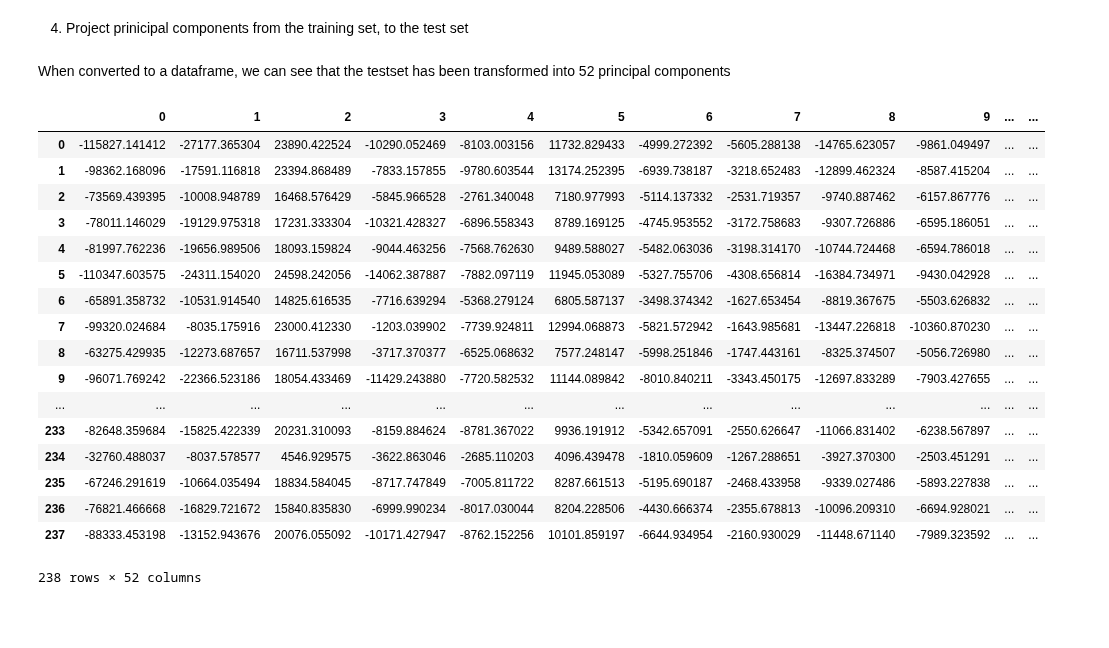
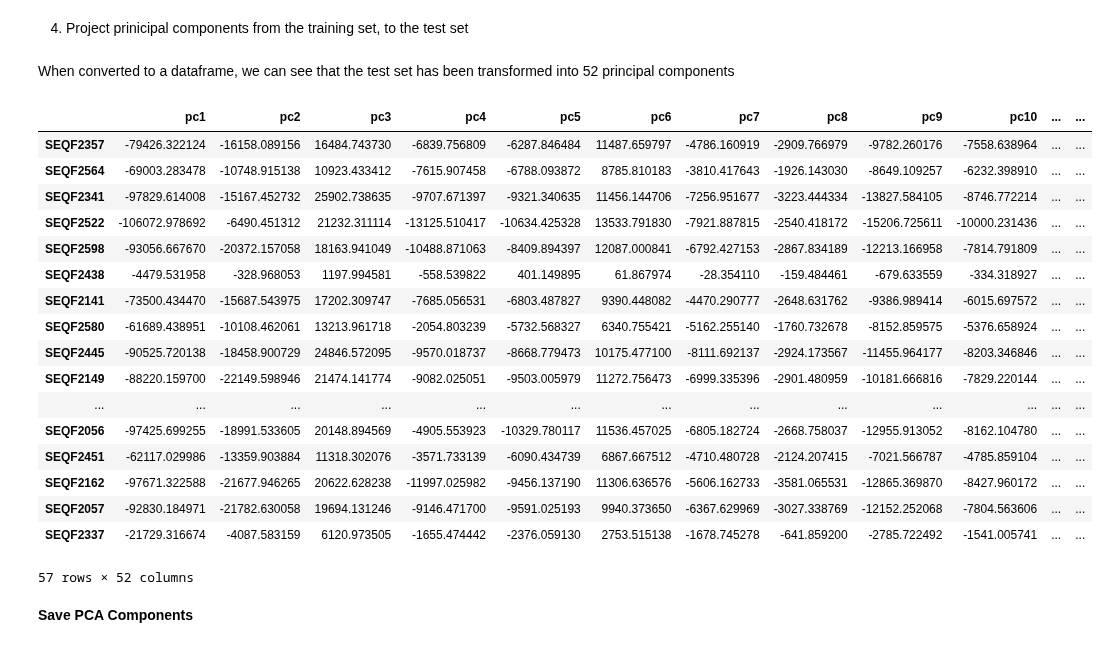
Before and after one commit to meghutch/Multi_Cancer_DL, a Jupyter notebook: 03_Analysis/PCA.ipynb, the cells around one changed output. Cells and saved outputs as stored; diff of their text form; code cells hidden in the pictures; blank space fills up the shorter version.

Commit message:
Fix error with test set

```diff
--- a/03_Analysis/PCA.ipynb
+++ b/03_Analysis/PCA.ipynb
@@ -21,7 +21,7 @@ Load Training and testing sets processed in R
 # Training set
 mcTrain = pd.read_csv('C:\\Users\\User\\Box Sync/Projects/Multi_Cancer_DL/02_Processed_Data/mcTrain.csv')
 # Testing set
-mcTest = pd.read_csv('C:\\Users\\User\\Box Sync/Projects/Multi_Cancer_DL/02_Processed_Data/mcTrain.csv')
+mcTest = pd.read_csv('C:\\Users\\User\\Box Sync/Projects/Multi_Cancer_DL/02_Processed_Data/mcTest.csv')
 # %% [markdown]
 **Data Pre-Processing**
 # %% [markdown]
@@ -162,3 +158,12 @@ x2
+# %%
+pca = PCA(0.9)
+genesTrain_transformed = pca.fit_transform(x)
+
+# Define new pc column names (up to pc52)
+col_names = [f'pc{i}' for i in range(1, 53)]
+
+# Add column names to the principal component dataset
+genesTrain_transformed = pd.DataFrame(genesTrain_transformed, columns = col_names, index = patients)
 # %% [markdown]
 **Scree Plot**
 
@@ -181,26 +186,28 @@ plt.show()
 # %%
 genesTest_transformed = pca.transform(genesTest)
 # %% [markdown]
-When converted to a dataframe, we can see that the testset has been transformed into 52 principal components
+When converted to a dataframe, we can see that the test set has been transformed into 52 principal components
 # %%
-genesTest_transformed = pd.DataFrame(data = genesTest_transformed)
+genesTest_transformed = pd.DataFrame(data = genesTest_transformed, columns = col_names, index = patientsTest)
 genesTest_transformed
 # %% [output]
-|  | 0 | 1 | 2 | 3 | 4 | 5 | 6 | 7 | 8 | 9 | ... | ... |
-| 0 | -115827.141412 | -27177.365304 | 23890.422524 | -10290.052469 | -8103.003156 | 11732.829433 | -4999.272392 | -5605.288138 | -14765.623057 | -9861.049497 | ... | ... |
-| 1 | -98362.168096 | -17591.116818 | 23394.868489 | -7833.157855 | -9780.603544 | 13174.252395 | -6939.738187 | -3218.652483 | -12899.462324 | -8587.415204 | ... | ... |
-| 2 | -73569.439395 | -10008.948789 | 16468.576429 | -5845.966528 | -2761.340048 | 7180.977993 | -5114.137332 | -2531.719357 | -9740.887462 | -6157.867776 | ... | ... |
-| 3 | -78011.146029 | -19129.975318 | 17231.333304 | -10321.428327 | -6896.558343 | 8789.169125 | -4745.953552 | -3172.758683 | -9307.726886 | -6595.186051 | ... | ... |
-| 4 | -81997.762236 | -19656.989506 | 18093.159824 | -9044.463256 | -7568.762630 | 9489.588027 | -5482.063036 | -3198.314170 | -10744.724468 | -6594.786018 | ... | ... |
-| 5 | -110347.603575 | -24311.154020 | 24598.242056 | -14062.387887 | -7882.097119 | 11945.053089 | -5327.755706 | -4308.656814 | -16384.734971 | -9430.042928 | ... | ... |
-| 6 | -65891.358732 | -10531.914540 | 14825.616535 | -7716.639294 | -5368.279124 | 6805.587137 | -3498.374342 | -1627.653454 | -8819.367675 | -5503.626832 | ... | ... |
-| 7 | -99320.024684 | -8035.175916 | 23000.412330 | -1203.039902 | -7739.924811 | 12994.068873 | -5821.572942 | -1643.985681 | -13447.226818 | -10360.870230 | ... | ... |
-| 8 | -63275.429935 | -12273.687657 | 16711.537998 | -3717.370377 | -6525.068632 | 7577.248147 | -5998.251846 | -1747.443161 | -8325.374507 | -5056.726980 | ... | ... |
-| 9 | -96071.769242 | -22366.523186 | 18054.433469 | -11429.243880 | -7720.582532 | 11144.089842 | -8010.840211 | -3343.450175 | -12697.833289 | -7903.427655 | ... | ... |
+|  | pc1 | pc2 | pc3 | pc4 | pc5 | pc6 | pc7 | pc8 | pc9 | pc10 | ... | ... |
+| SEQF2357 | -79426.322124 | -16158.089156 | 16484.743730 | -6839.756809 | -6287.846484 | 11487.659797 | -4786.160919 | -2909.766979 | -9782.260176 | -7558.638964 | ... | ... |
+| SEQF2564 | -69003.283478 | -10748.915138 | 10923.433412 | -7615.907458 | -6788.093872 | 8785.810183 | -3810.417643 | -1926.143030 | -8649.109257 | -6232.398910 | ... | ... |
+| SEQF2341 | -97829.614008 | -15167.452732 | 25902.738635 | -9707.671397 | -9321.340635 | 11456.144706 | -7256.951677 | -3223.444334 | -13827.584105 | -8746.772214 | ... | ... |
+| SEQF2522 | -106072.978692 | -6490.451312 | 21232.311114 | -13125.510417 | -10634.425328 | 13533.791830 | -7921.887815 | -2540.418172 | -15206.725611 | -10000.231436 | ... | ... |
+| SEQF2598 | -93056.667670 | -20372.157058 | 18163.941049 | -10488.871063 | -8409.894397 | 12087.000841 | -6792.427153 | -2867.834189 | -12213.166958 | -7814.791809 | ... | ... |
+| SEQF2438 | -4479.531958 | -328.968053 | 1197.994581 | -558.539822 | 401.149895 | 61.867974 | -28.354110 | -159.484461 | -679.633559 | -334.318927 | ... | ... |
+| SEQF2141 | -73500.434470 | -15687.543975 | 17202.309747 | -7685.056531 | -6803.487827 | 9390.448082 | -4470.290777 | -2648.631762 | -9386.989414 | -6015.697572 | ... | ... |
+| SEQF2580 | -61689.438951 | -10108.462061 | 13213.961718 | -2054.803239 | -5732.568327 | 6340.755421 | -5162.255140 | -1760.732678 | -8152.859575 | -5376.658924 | ... | ... |
+| SEQF2445 | -90525.720138 | -18458.900729 | 24846.572095 | -9570.018737 | -8668.779473 | 10175.477100 | -8111.692137 | -2924.173567 | -11455.964177 | -8203.346846 | ... | ... |
+| SEQF2149 | -88220.159700 | -22149.598946 | 21474.141774 | -9082.025051 | -9503.005979 | 11272.756473 | -6999.335396 | -2901.480959 | -10181.666816 | -7829.220144 | ... | ... |
 | ... | ... | ... | ... | ... | ... | ... | ... | ... | ... | ... | ... | ... |
-| 233 | -82648.359684 | -15825.422339 | 20231.310093 | -8159.884624 | -8781.367022 | 9936.191912 | -5342.657091 | -2550.626647 | -11066.831402 | -6238.567897 | ... | ... |
-| 234 | -32760.488037 | -8037.578577 | 4546.929575 | -3622.863046 | -2685.110203 | 4096.439478 | -1810.059609 | -1267.288651 | -3927.370300 | -2503.451291 | ... | ... |
-| 235 | -67246.291619 | -10664.035494 | 18834.584045 | -8717.747849 | -7005.811722 | 8287.661513 | -5195.690187 | -2468.433958 | -9339.027486 | -5893.227838 | ... | ... |
-| 236 | -76821.466668 | -16829.721672 | 15840.835830 | -6999.990234 | -8017.030044 | 8204.228506 | -4430.666374 | -2355.678813 | -10096.209310 | -6694.928021 | ... | ... |
-| 237 | -88333.453198 | -13152.943676 | 20076.055092 | -10171.427947 | -8762.152256 | 10101.859197 | -6644.934954 | -2160.930029 | -11448.671140 | -7989.323592 | ... | ... |
+| SEQF2056 | -97425.699255 | -18991.533605 | 20148.894569 | -4905.553923 | -10329.780117 | 11536.457025 | -6805.182724 | -2668.758037 | -12955.913052 | -8162.104780 | ... | ... |
+| SEQF2451 | -62117.029986 | -13359.903884 | 11318.302076 | -3571.733139 | -6090.434739 | 6867.667512 | -4710.480728 | -2124.207415 | -7021.566787 | -4785.859104 | ... | ... |
+| SEQF2162 | -97671.322588 | -21677.946265 | 20622.628238 | -11997.025982 | -9456.137190 | 11306.636576 | -5606.162733 | -3581.065531 | -12865.369870 | -8427.960172 | ... | ... |
+| SEQF2057 | -92830.184971 | -21782.630058 | 19694.131246 | -9146.471700 | -9591.025193 | 9940.373650 | -6367.629969 | -3027.338769 | -12152.252068 | -7804.563606 | ... | ... |
+| SEQF2337 | -21729.316674 | -4087.583159 | 6120.973505 | -1655.474442 | -2376.059130 | 2753.515138 | -1678.745278 | -641.859200 | -2785.722492 | -1541.005741 | ... | ... |
-238 rows × 52 columns
+57 rows × 52 columns
+# %% [markdown]
+**Save PCA Components**
```
Also changed, not shown: parts of 4 cells of this notebook.
